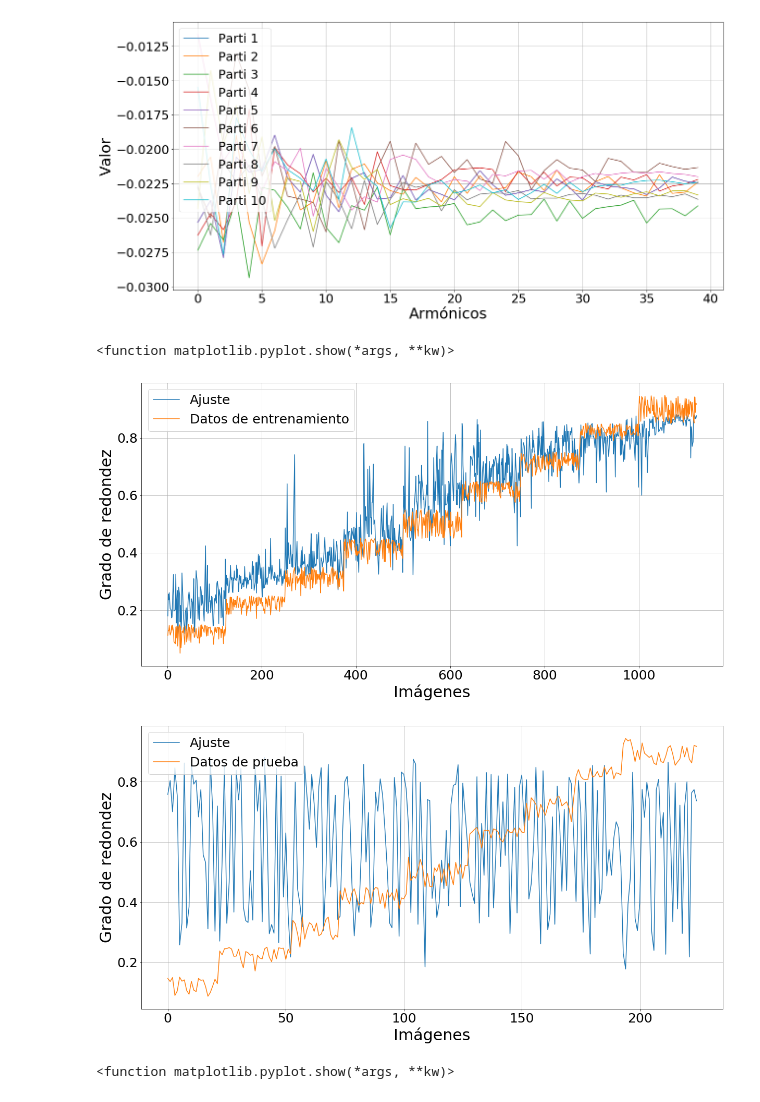
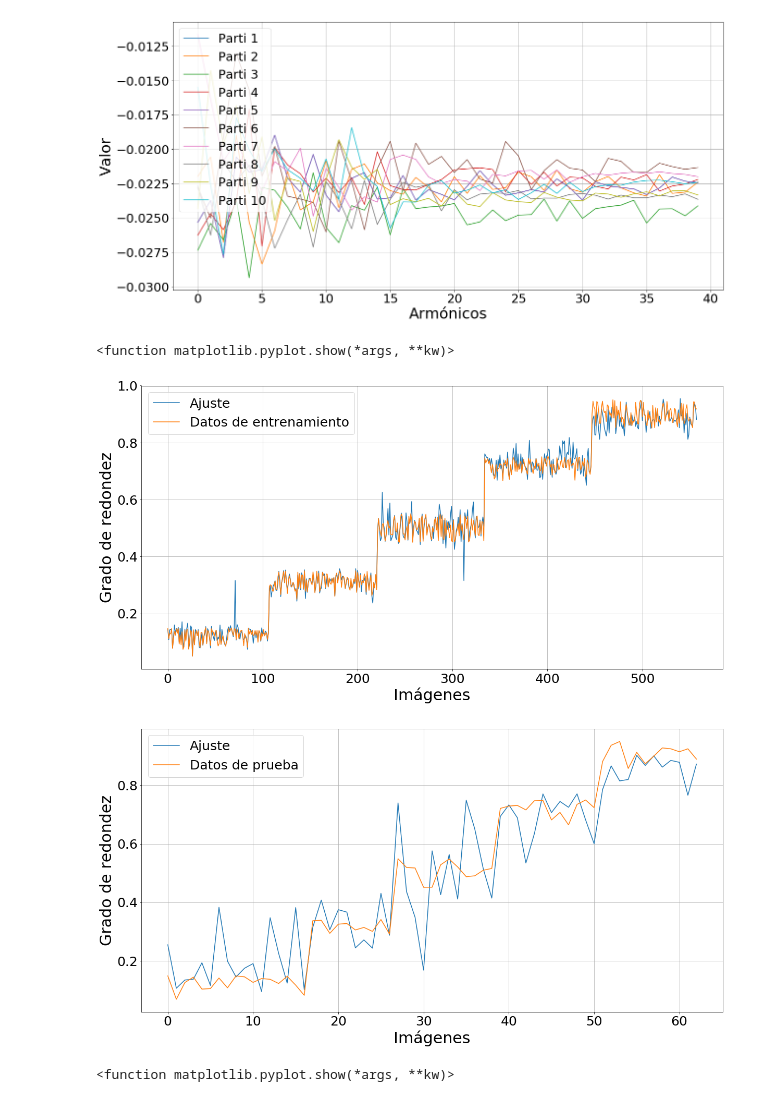
Before and after one commit to Gamalielmch/Morphology, a Jupyter notebook: Jupyter Neural Network/roundness.ipynb, the cells around one changed output. Drawn from its saved outputs; the diff is of its cells as text; code cells hidden in the pictures.

```diff
--- a/Jupyter Neural Network/roundness.ipynb
+++ b/Jupyter Neural Network/roundness.ipynb
@@ -191,9 +190,11 @@ plt.show
 #lim_inf = 1
 #lim_sup = 242
 #neuronas = 10
-train_x = data.iloc[:,1:242]
+#np.r_[0:124,376:500,1001:1123] 1 4 9
+#np.r_[0:124,250:374,500:625,750:875,1000:1123]
+train_x = data.iloc[np.r_[0:124,250:374,500:625,750:875,1000:1123],1:242]
 
-train_y = data.iloc[:,0:1]
+train_y = data.iloc[np.r_[0:124,250:374,500:625,750:875,1000:1123],0:1]
 #np.r_[661:848,0:98]
 #train_x = train_df.iloc[:,lim_inf:lim_sup]
 
@@ -206,41 +207,45 @@ train_y = data.iloc[:,0:1]
 #Para cuando se usa PCA
 #train_x, test_x, train_y, test_y = train_test_split(matrix[:,np.r_[9:50,69:100,109:150]], train_y, test_size=0.2)
 #Cuando se usa los datos directo 5:50,65:110,125:170,185:230
-train_x, test_x, train_y, test_y = train_test_split(train_x.iloc[:,np.r_[5:50,65:110,125:170,185:230]], train_y, test_size=0.2)
+train_x, test_x, train_y, test_y = train_test_split(train_x.iloc[:,np.r_[5:50,65:110,125:170,185:230]], train_y, test_size=0.1)
 
-#sc = StandardScaler()
-#train_x = sc.fit_transform(train_x)
-#test_x = sc.transform(test_x)
+sc = StandardScaler()
+train_x = sc.fit_transform(train_x)
+test_x = sc.transform(test_x)
 
 n_cols = train_x.shape[1]
 model = Sequential()
-model.add(Dense(100, activation="relu", input_shape=(n_cols,)))
-model.add(Dense(200,activation="relu"))
-model.add(Dense(300,activation="relu"))
+model.add(Dense(500, activation="relu", input_shape=(n_cols,)))
+model.add(Dense(150,activation="relu"))
+model.add(Dense(500,activation="relu"))
+model.add(Dense(150,activation="relu"))
 model.add(Dense(400,activation="relu"))
-model.add(Dense(500,activation="relu"))
-model.add(Dense(600,activation="relu"))
-model.add(Dense(700,activation="relu"))
+model.add(Dense(75,activation="relu"))
+model.add(Dense(75,activation="relu"))
+model.add(Dense(75,activation="relu"))
+model.add(Dense(5,activation="relu"))
 model.add(Dense(1,activation="linear"))
-opt = keras.optimizers.RMSprop( learning_rate=.00015)
+opt = keras.optimizers.Adadelta( learning_rate=0.005, rho=0.5, epsilon=3.5e-04)
+#learning_rate=0.0068, rho=0.5,momentum=0.1
 
 #my_lr_scheduler = keras.callbacks.LearningRateScheduler(adapt_learning_rate)
-model.compile(optimizer=opt, loss='mae',metrics=['mae','mse','mape','cosine'])
+model.compile(optimizer=opt, loss='mse',metrics=['mae','mse','mape','cosine'])
 
 #set early stopping monitor so the model stops training when it won't improve anymore
-early_stopping_monitor = EarlyStopping(patience=12,monitor='loss')
+early_stopping_monitor = EarlyStopping(patience=10,monitor='loss')
 
 #train model #,callbacks=[early_stopping_monitor]
-model.fit(train_x,train_y,validation_data = (test_x,test_y),callbacks=[early_stopping_monitor], epochs=300,verbose=0)
+model.fit(train_x,train_y,validation_data = (test_x,test_y),callbacks=[early_stopping_monitor], epochs=600,verbose=0)
 
 ##Train
 
-#train_y = train_y.reset_index().sort_values('index')
+train_y = train_y.reset_index().sort_values('index')
 
-#train_x = train_x[train_y.index]
-
+train_x = train_x[train_y.index]
+#train_x = train_x.reset_index()
 #train_y = train_y.reset_index()
-
+#train_x = train_x.iloc[:,1:train_x.shape[1]]
+train_y = train_y.reset_index()
 ynew = model.predict(train_x)
 diff = abs(ynew - train_y)
 dummy_y = train_y
@@ -264,39 +269,39 @@ plt.show
 plt.savefig('redondezComparacion.png')
 
 ##Test
 
-#test_res = test_y
+test_res = test_y
 
-#test_res = test_res.reset_index().sort_values('index')
-#test_x = test_x[test_res.index]
+test_res = test_res.reset_index().sort_values('index')
+test_x = test_x[test_res.index]
 
 #test_x = test_x.reset_index()
 
 #test_x = test_x.iloc[:,1:test_x.shape[1]]
-#test_res = test_res.reset_index()
+test_res = test_res.reset_index()
 ynew = model.predict(test_x)
 diff = abs(ynew - test_y)
 test_res['predicted'] = ynew
 mse = mean_squared_error(test_res['roundness'], test_res['predicted'])
 me = statistics.stdev(test_res['predicted'])/math.sqrt(test_res['predicted'].shape[0])
 plt.figure(figsize=(20,10))
 #range(test_res['predicted'].shape[0],0,-1)
 plt.plot(test_res['predicted'].sort_index(), label="Ajuste")
 plt.plot(test_res['roundness'].sort_index(), label="Datos de prueba")
 plt.rc('legend', fontsize=25)
 plt.ylabel('Grado de redondez', fontsize=30)
 plt.xlabel('Imágenes', fontsize=30)
 plt.legend(loc="upper left")
 
 #plt.title("Resultado del entrenamiento de la red neuronal profunda",fontsize=35)
 plt.xticks(size = 25)
 plt.yticks(size = 25)
 plt.grid(True)
 plt.show
 # %% [output]
 <function matplotlib.pyplot.show(*args, **kw)>
-[figure, old version]
+[figure, new version]
-[figure, old version]
+[figure, new version]
 # %%
 ##Test
 
```
Also changed, not shown: parts of 3 cells of this notebook, 3 other files.
